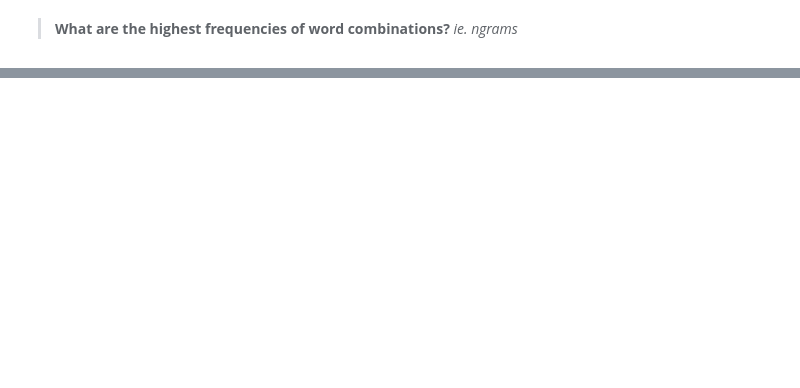
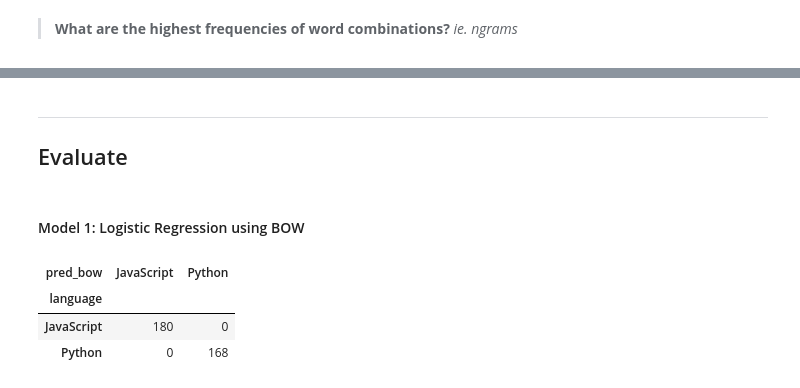
Before and after one commit to Brandon-Martinez27/nlp_project, a Jupyter notebook: nlp_final_notebook.ipynb, the cells around one changed output, grey strips where cells are left out. Cells and saved outputs as stored; diff of their text form; code cells hidden in the pictures; blank space fills up the shorter version.

```diff
--- a/nlp_final_notebook.ipynb
+++ b/nlp_final_notebook.ipynb
@@ -205,0 +238,11 @@ plot_ngrams(js_bigrams, py_bigrams, js_trigrams, py_trigrams)
+# %%
+# Using Bag of Words
+X_train_bow, X_validate_bow, X_test_bow = bow_fe(train, validate, test)
+
+# Using Term Frequency - Inverse Document Frequency
+X_train_tfidf, X_validate_tfidf, X_test_tfidf = tfidf_fe(train, validate, test)
+# %%
+# set target variable
+y_train = train['language']
+y_validate = validate['language']
+y_test = test['language']
@@ -205,0 +256,3 @@ plot_ngrams(js_bigrams, py_bigrams, js_trigrams, py_trigrams)
+# %% [markdown]
+---
+## Evaluate
@@ -205,0 +264,20 @@ plot_ngrams(js_bigrams, py_bigrams, js_trigrams, py_trigrams)
+# %% [markdown]
+#### Model 1: Logistic Regression using BOW
+# %%
+# Fit the LogisticRegression on BOW features
+lm_bow = LogisticRegression().fit(X_train_bow, y_train)
+
+# Predict the labels
+y_pred_bow = lm_bow.predict(X_train_bow)
+train['pred_bow'] = y_pred_bow
+
+# Predict for validate
+y_pred_bow_v = lm_bow.predict(X_validate_bow)
+# %%
+# Confusion Matrix Train
+pd.crosstab(train.language, train.pred_bow)
+# %% [output]
+| pred_bow | JavaScript | Python |
+| language |  |  |
+| JavaScript | 180 | 0 |
+| Python | 0 | 168 |
```
Also changed, not shown: parts of 26 cells of this notebook, 2 other files.
